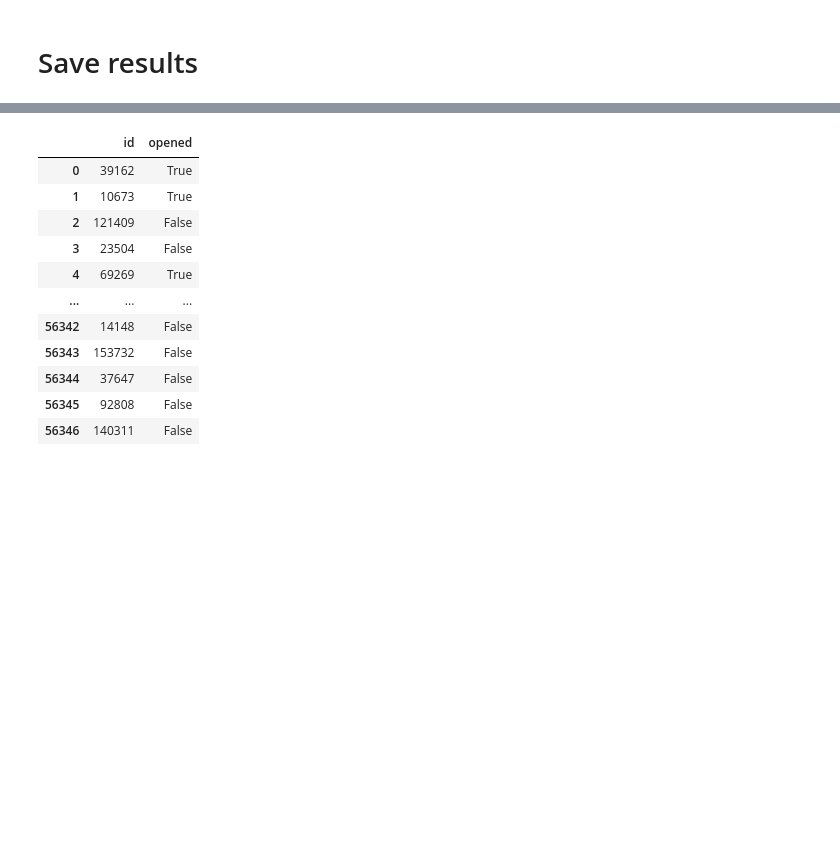
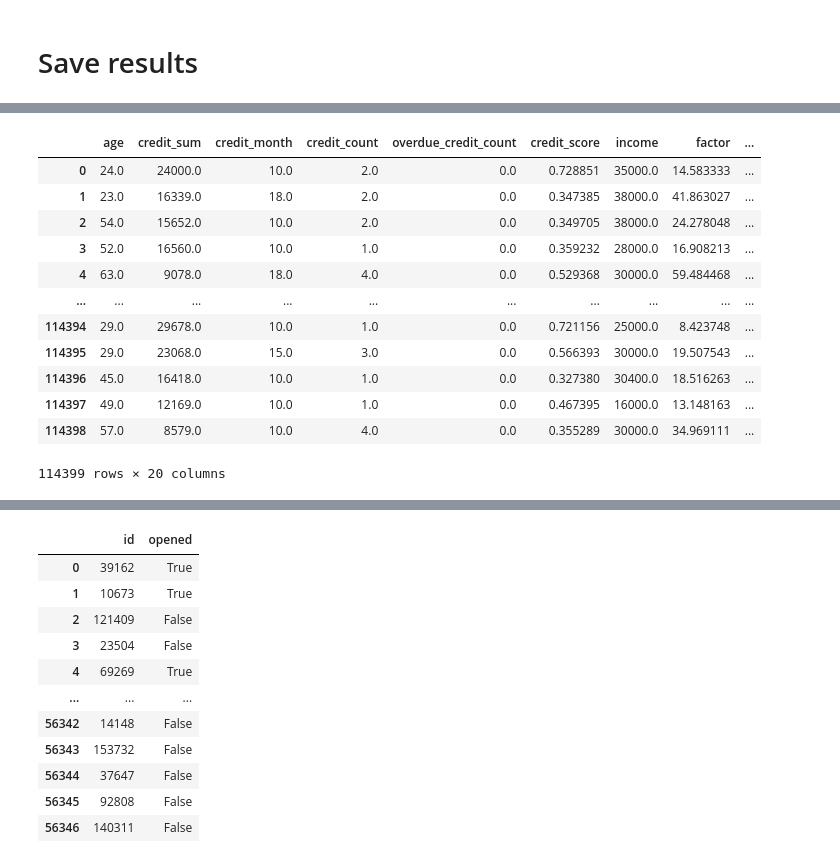
Before and after one commit to cosheimil/ml_learning, a Jupyter notebook: credits/credit.ipynb, the cells around one changed output, grey strips where cells are left out. Cells and saved outputs as stored; diff of their text form; code cells hidden in the pictures; blank space fills up the shorter version.

```diff
--- a/credits/credit.ipynb
+++ b/credits/credit.ipynb
@@ -419,6 +420,9 @@ number_test_imputed['credit_score_per_sum'] = number_test_imputed['credit_score'
 # %%
 number_train_imputed['factor_per_sum'] = number_train_imputed['factor'] / number_train_imputed['credit_sum']
 number_test_imputed['factor_per_sum'] = number_test_imputed['factor'] / number_test_imputed['credit_sum']
+# %%
+number_train_imputed['credit_count_per_sum'] = number_train_imputed['credit_count'] / number_train_imputed['credit_sum']
+number_test_imputed['credit_count_per_sum'] = number_test_imputed['credit_count'] / number_test_imputed['credit_sum']
 # %%
 number_train_imputed = number_train_imputed.drop('f1', axis=1)
 number_test_imputed = number_test_imputed.drop('f1', axis=1)
@@ -721,0 +690,4 @@ Best trial:
+# %%
+trial.params['class_weights'] = {0: trial.params['0'], 1: trial.params['1']}
+trial.params.pop('0', None)
+trial.params.pop('1', None)
@@ -722,9 +712,8 @@ Best trial:
+# %%
+X = df_train_imputed.drop(columns=['opened'], axis=0)
+y = df_train_imputed['opened']
 # %%
-model_cat = CatBoostClassifier(iterations=5000, learning_rate=0.11940497202475919, l2_leaf_reg=24,
-                               border_count=29, random_strength=1.157805578520283, max_ctr_complexity=3,
-                               objective="MultiClassOneVsAll", colsample_bylevel=0.05471262905092343, depth=12,
-                               boosting_type="Ordered", bootstrap_type="MVS", od_type="IncToDec", od_wait=49,
-                               class_weights={0.0: 0.6839608048648429, 1.0: 2.815738232726129})
+model_cat = CatBoostClassifier(**trial.params)
 model_cat.fit(X, y, verbose=True, plot=True, cat_features=np.where(X.dtypes != float)[0])
 # %% [output]
 MetricVisualizer(layout=Layout(align_self='stretch', height='500px'))
@@ -812,0 +802,16 @@ X_test
+# %%
+X
+# %% [output]
+|  | age | credit_sum | credit_month | credit_count | overdue_credit_count | credit_score | income | factor | ... |
+| 0 | 24.0 | 24000.0 | 10.0 | 2.0 | 0.0 | 0.728851 | 35000.0 | 14.583333 | ... |
+| 1 | 23.0 | 16339.0 | 18.0 | 2.0 | 0.0 | 0.347385 | 38000.0 | 41.863027 | ... |
+| 2 | 54.0 | 15652.0 | 10.0 | 2.0 | 0.0 | 0.349705 | 38000.0 | 24.278048 | ... |
+| 3 | 52.0 | 16560.0 | 10.0 | 1.0 | 0.0 | 0.359232 | 28000.0 | 16.908213 | ... |
+| 4 | 63.0 | 9078.0 | 18.0 | 4.0 | 0.0 | 0.529368 | 30000.0 | 59.484468 | ... |
+| ... | ... | ... | ... | ... | ... | ... | ... | ... | ... |
+| 114394 | 29.0 | 29678.0 | 10.0 | 1.0 | 0.0 | 0.721156 | 25000.0 | 8.423748 | ... |
+| 114395 | 29.0 | 23068.0 | 15.0 | 3.0 | 0.0 | 0.566393 | 30000.0 | 19.507543 | ... |
+| 114396 | 45.0 | 16418.0 | 10.0 | 1.0 | 0.0 | 0.327380 | 30400.0 | 18.516263 | ... |
+| 114397 | 49.0 | 12169.0 | 10.0 | 1.0 | 0.0 | 0.467395 | 16000.0 | 13.148163 | ... |
+| 114398 | 57.0 | 8579.0 | 10.0 | 4.0 | 0.0 | 0.355289 | 30000.0 | 34.969111 | ... |
+114399 rows × 20 columns
```
Also changed, not shown: parts of 34 cells of this notebook, 8 other files.
